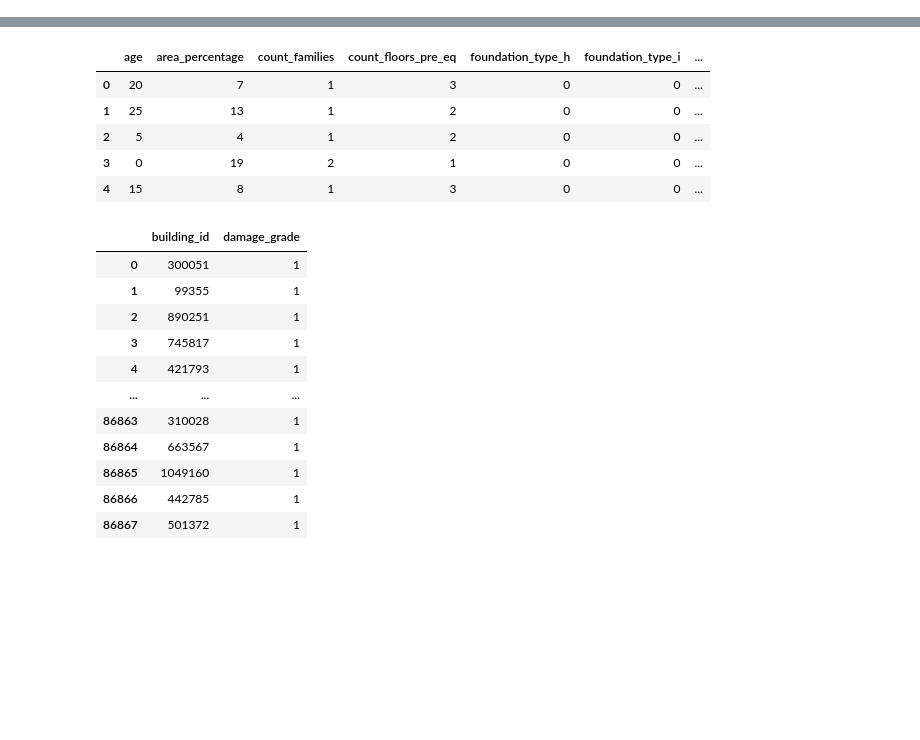
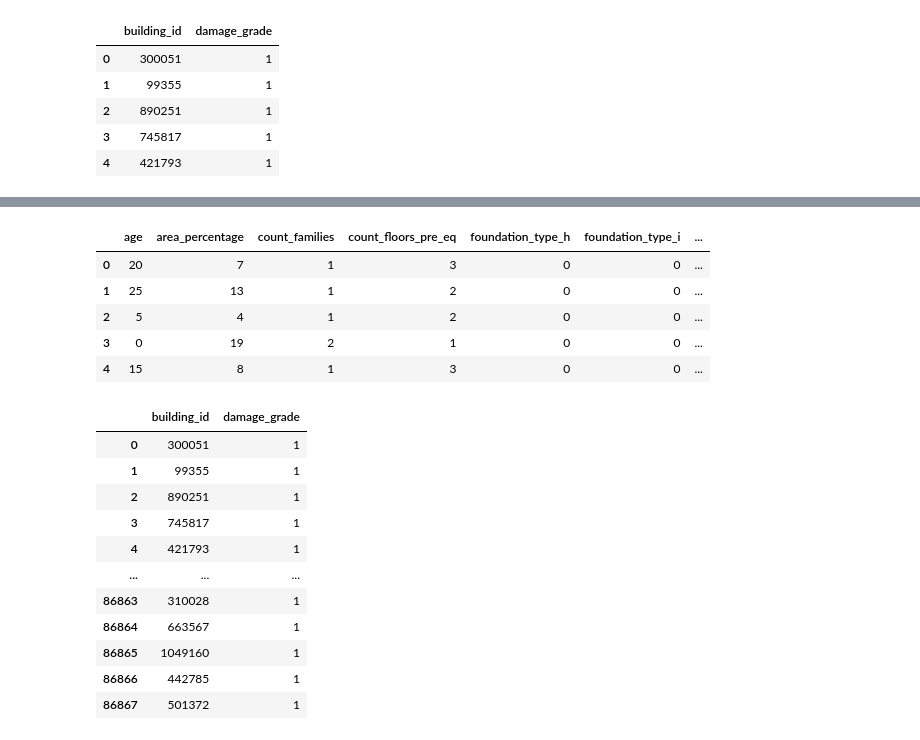
Before and after one commit to mohanpartha/ML_preprocessing, a Jupyter notebook: EarthQuake.ipynb, the cells around one changed output, grey strips where cells are left out. Cells and saved outputs as stored; diff of their text form; code cells hidden in the pictures; blank space fills up the shorter version.

```diff
--- a/EarthQuake.ipynb
+++ b/EarthQuake.ipynb
@@ -91,0 +69,10 @@ df_X = pd.concat([df_train.drop(columns=col_for_dummy),
+# %%
+# We look at the first 5 rows of submission dataset like this
+df_submission.head()
+# %% [output]
+|  | building_id | damage_grade |
+| 0 | 300051 | 1 |
+| 1 | 99355 | 1 |
+| 2 | 890251 | 1 |
+| 3 | 745817 | 1 |
+| 4 | 421793 | 1 |
```
Also changed, not shown: parts of 90 cells of this notebook.
